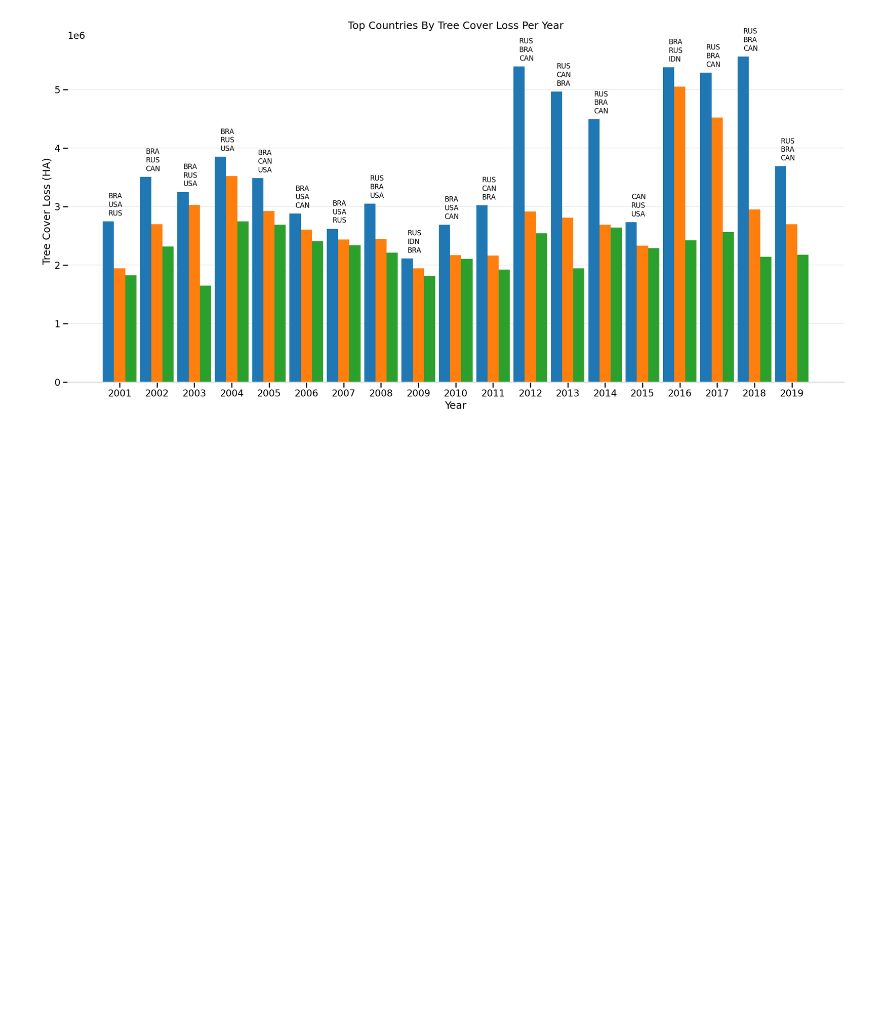
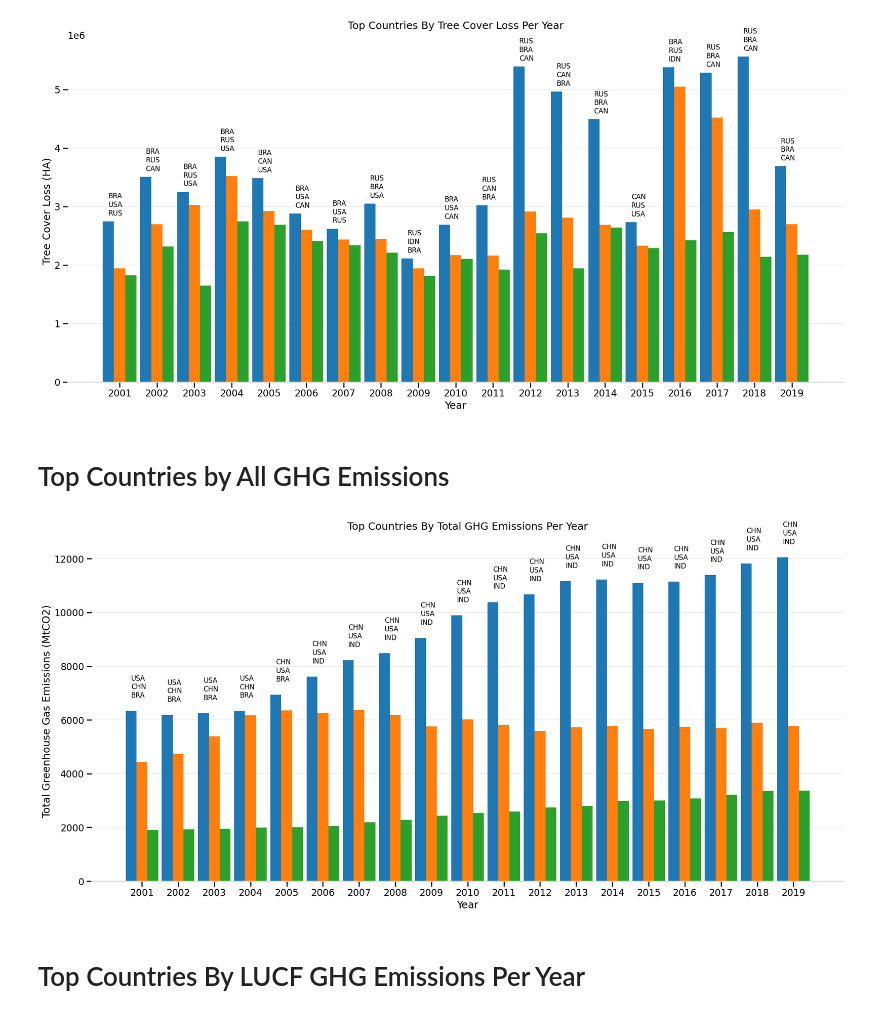
Before and after one commit to RashedRifat/PBDAA-Fall-2022, a Jupyter notebook: viz/main.ipynb, the cells around one changed output. Saved outputs shown, nothing was run; the diff lists cells and outputs as text; code cells hidden in the pictures; blank space fills up the shorter version.

Commit message:
adding remaining visuals

```diff
--- a/viz/main.ipynb
+++ b/viz/main.ipynb
@@ -191,3 +191,66 @@ fig.update_layout(
 )
 
 fig.write_image(Path("output") / "table_top_countries_by_treeloss.png", scale=2)
+# %% [markdown]
+# Top Countries by All GHG Emissions
+# %%
+df4 = pd.read_csv(data_dir / "top_10_countries_by_ghg_emissions_total.csv", header=None)
+df4.columns = ["ISO", "Year", "CO2", "Sector", "Rank"]
+df4.drop(columns="Sector", inplace=True)
+df4 = df4[df4.Rank <= 3]
+df4.reset_index(inplace=True)
+# %%
+sns.set_context('talk')
+
+fig, ax = plt.subplots(figsize=(20, 10))
+
+x = df4.Year.unique()
+bar_width = 0.3
+pos = [i + bar_width for i in x]
+
+# Create bars
+b1 = ax.bar(x, df4[df4.Rank == 1].CO2.to_list(),
+    width=bar_width, label="1st")
+b2 = ax.bar(x + bar_width, df4[df4.Rank == 2].CO2.to_list(),
+    width=bar_width, label="2nd")
+b3 = ax.bar(x + (2*bar_width), df4[df4.Rank == 3].CO2.to_list(),
+    width=bar_width, label="3rd")
+
+# Set Plot Labels
+ax.set_xlabel("Year")
+ax.set_ylabel("Total Greenhouse Gas Emissions (MtCO2)")
+ax.set_title("Top Countries By Total GHG Emissions Per Year", pad=20)
+
+# Set Spines
+ax.spines['top'].set_visible(False)
+ax.spines['right'].set_visible(False)
+ax.spines['left'].set_visible(False)
+ax.spines['bottom'].set_color('#DDDDDD')
+
+# Modify Axes and Grids
+ax.set_axisbelow(True)
+ax.yaxis.grid(True, color='#EEEEEE')
+ax.xaxis.grid(False)
+ax.set_xticks(pos)
+ax.set_xticklabels(x)
+
+# make text
+labels = df4.ISO.to_list()
+labels = [labels[i:i+3] for i in range(0, len(labels), 3)]
+for i, bar in enumerate(ax.patches):
+    if i % 3 != 0: continue
+    group = labels[i // 3]
+
+    text = "\n".join(group)
+    text_x = 2001 + (i // 3)
+    text_y = df4.loc[i, "CO2"] + 500
+
+    ax.text(text_x, text_y, text, size=12)
+
+# Show with Tight Layout
+fig.tight_layout()
+fig.savefig(out_dir / "top_countries_by_total_ghg_emissions_per_year.png")
+# %% [output]
+[figure, added]
+# %% [markdown]
+# Top Countries By LUCF GHG Emissions Per Year
```
Also changed, not shown: parts of 2 cells of this notebook, 2 other files.
